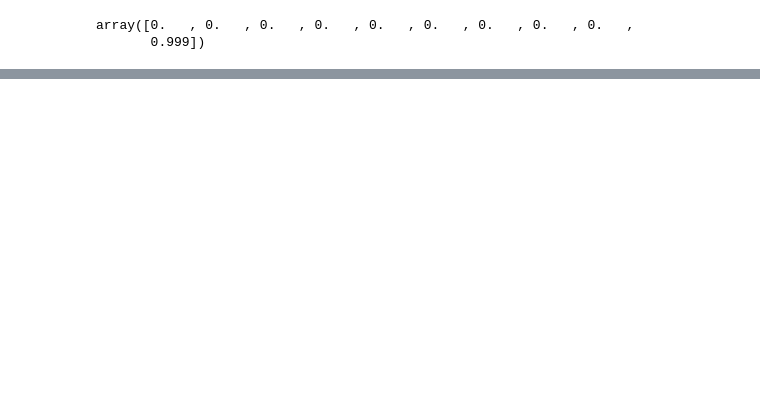
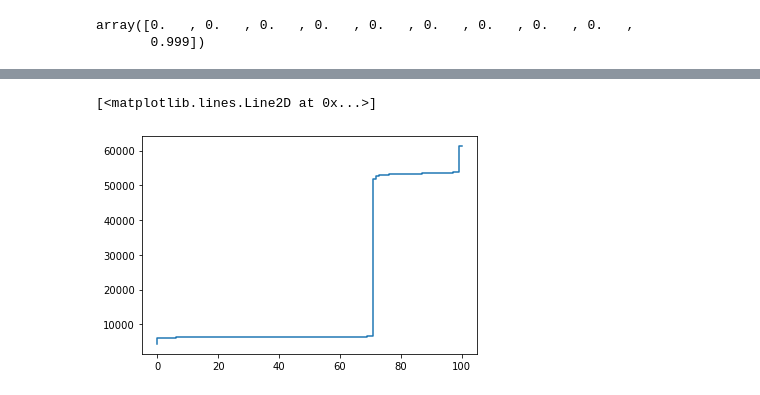
Before and after one commit to felipesveiga/Flight-Price-Estimator, a Jupyter notebook: flight_prices.ipynb, the cells around one changed output, grey strips where cells are left out. Cells and saved outputs as stored; diff of their text form; code cells hidden in the pictures; blank space fills up the shorter version.

```diff
--- a/flight_prices.ipynb
+++ b/flight_prices.ipynb
@@ -555,7 +555,7 @@ class MeaningFromText(BaseEstimator, TransformerMixin):
     def transform(self, X):
         for col in MeaningFromText.numerical_data.keys():
             new_column = pd.Series(MeaningFromText.numerical_data[col], name=f'{col}_num')
-            X = pd.merge(X, new_column, left_on=col, right_index=True)
+            X = pd.merge(X, new_column, left_on=col, right_index=True, how='left')
             # Dropping out the textual column since it will have no use for the project.
             X.drop(col, axis=1, inplace=True)
         return X.values
@@ -882,0 +879,13 @@ class KeepMostImportant(BaseEstimator, TransformerMixin):
+# %%
+# Another issue: from priotizing a single feature when fitting, our models' predictions are note diverse enough. The estimations
+# for the economic class are all next to 6100 indian ruppies, and around of 52000 indian ruppies for the business class.
+
+# Thus, in spite of their great RMSE achieved, the algorithms are actually returning excessively generalized predictions, which will not
+# satisfy the potential users.
+
+# Plotting the CDF of the XGBoost estimations.
+xgb_train_predictions = xgb_gscv.best_estimator_.predict(X_ready)
+plt.step(list(range(0,101,1)),[np.percentile(xgb_train_predictions,i) for i in range(0,101,1)])
+# %% [output]
+[<matplotlib.lines.Line2D at 0x...>]
+[figure, added]
```
Also changed, not shown: parts of 13 cells of this notebook.
